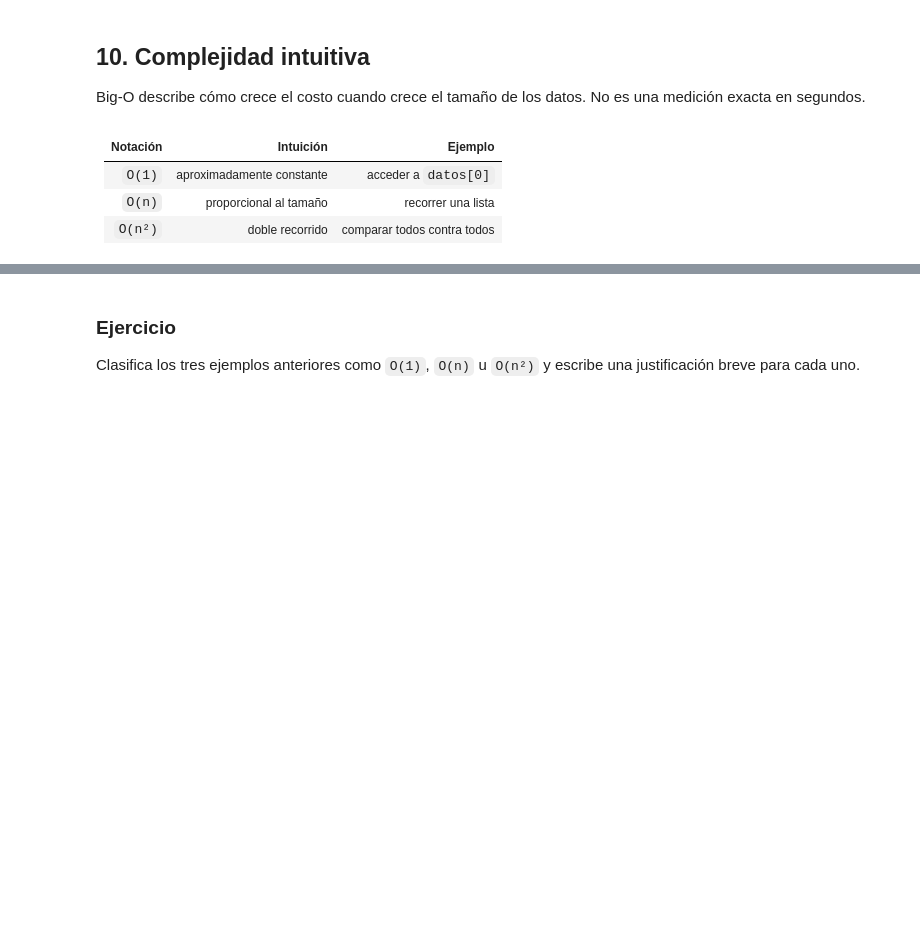
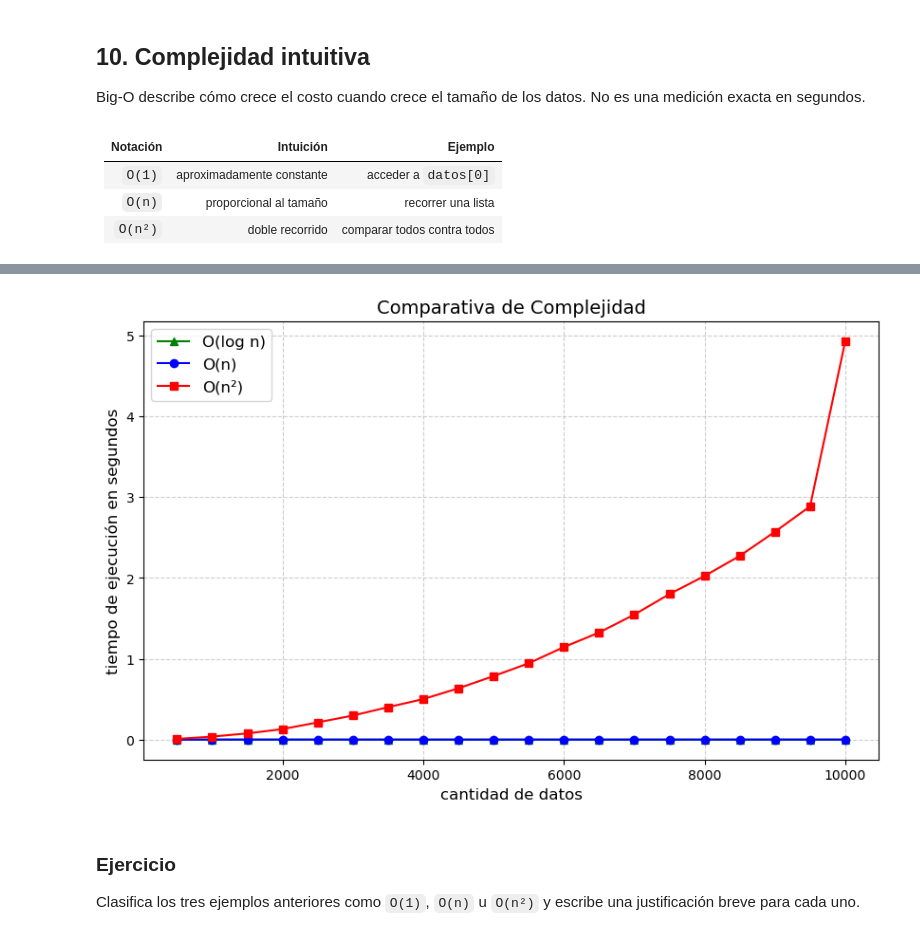
Before and after one commit to Estructuras-de-Datos-Verano/EstructurasDatos, a Jupyter notebook: clase_02/notebooks/clase_02_listas_sets_dicts.ipynb, the cells around one changed output, grey strips where cells are left out. Saved outputs shown, nothing was run; the diff lists cells and outputs as text; code cells hidden in the pictures; blank space fills up the shorter version.

```diff
--- a/clase_02/notebooks/clase_02_listas_sets_dicts.ipynb
+++ b/clase_02/notebooks/clase_02_listas_sets_dicts.ipynb
@@ -233,7 +285,7 @@ def ejemplo_constante(datos):
     return datos[0]
 
 
-def ejemplo_lineal(datos, objetivo):
+def ejemplo_lineal(datos, objetivo=-1):
     for dato in datos:
         if dato == objetivo:
             return True
@@ -254,0 +311,74 @@ print(ejemplo_cuadratico(muestra[:60]))
+# %%
+def ejemplo_logaritmico(datos, objetivo=-1):
+    izquierda = 0
+    derecha = len(datos) - 1
+
+    while izquierda <= derecha:
+        medio = (izquierda + derecha) // 2
+        if datos[medio] == objetivo:
+            return True
+        elif datos[medio] < objetivo:
+            izquierda = medio + 1
+        else:
+            derecha = medio - 1
+    return False
+
+
+tamanos = [500, 1000, 1500, 2000, 2500, 3000, 3500, 4000, 4500, 5000, 5500, 6000, 6500, 7000, 7500, 8000, 8500, 9000, 9500, 10_000]
+tiempos_lineal = []
+tiempos_cuadratica = []
+tiempos_logaritmico = []
+resultados = []
+
+print(f"{'Tamaño':>8} | {'T. Lineal':>12} | {'T. Cuadrática':>14}")
+print("-" * 43)
+
+for tamano in tamanos:
+    datos_prueba = list(range(tamano))
+    datos_set = set(datos_prueba)
+
+    inicio = time.time()
+    ejemplo_logaritmico(datos_prueba, objetivo=-1)
+    fin = time.time()
+    t_logaritmico = fin - inicio
+    tiempos_logaritmico.append(t_logaritmico)
+
+
+    inicio = time.time()
+    ejemplo_lineal(datos_prueba)
+    fin = time.time()
+    t_lineal = fin - inicio
+    tiempos_lineal.append(t_lineal)
+
+
+    inicio = time.time()
+    ejemplo_cuadratico(datos_prueba)
+    fin = time.time()
+    t_cuadratica = fin - inicio
+    tiempos_cuadratica.append(t_cuadratica)
+
+
+    inicio = time.time()
+    _ = -1 in datos_set
+    t_set = time.time() - inicio
+
+    resultados.append({
+        'tamano': tamano,
+        'tiempo_logaritmico': t_logaritmico,
+        'tiempo_lista': t_lineal,
+        'tiempo_conjunto': t_set
+    })
+    print(f"{tamano:>8,} | {t_lineal:>12.6f} | {t_cuadratica:>14.6f}")
+
+plt.figure(figsize=(10, 6))
+plt.plot(tamanos, tiempos_logaritmico, label='O(log n)', color='green', marker='^')
+plt.plot(tamanos, tiempos_lineal, label='O(n)', color='blue', marker='o')
+plt.plot(tamanos, tiempos_cuadratica, label='O(n²)', color='red', marker='s')
+
+plt.title('Comparativa de Complejidad', fontsize=14)
+plt.xlabel('cantidad de datos', fontsize=12)
+plt.ylabel('tiempo de ejecución en segundos', fontsize=12)
+plt.grid(True, linestyle='--', alpha=0.6)
+plt.legend(fontsize=12)
+plt.show()
+# %% [output]
@@ -255,3 +402,4 @@ print(ejemplo_cuadratico(muestra[:60]))
+[figure, added]
 # %% [markdown]
 ### Ejercicio
 
```
Also changed, not shown: parts of 18 cells of this notebook.
